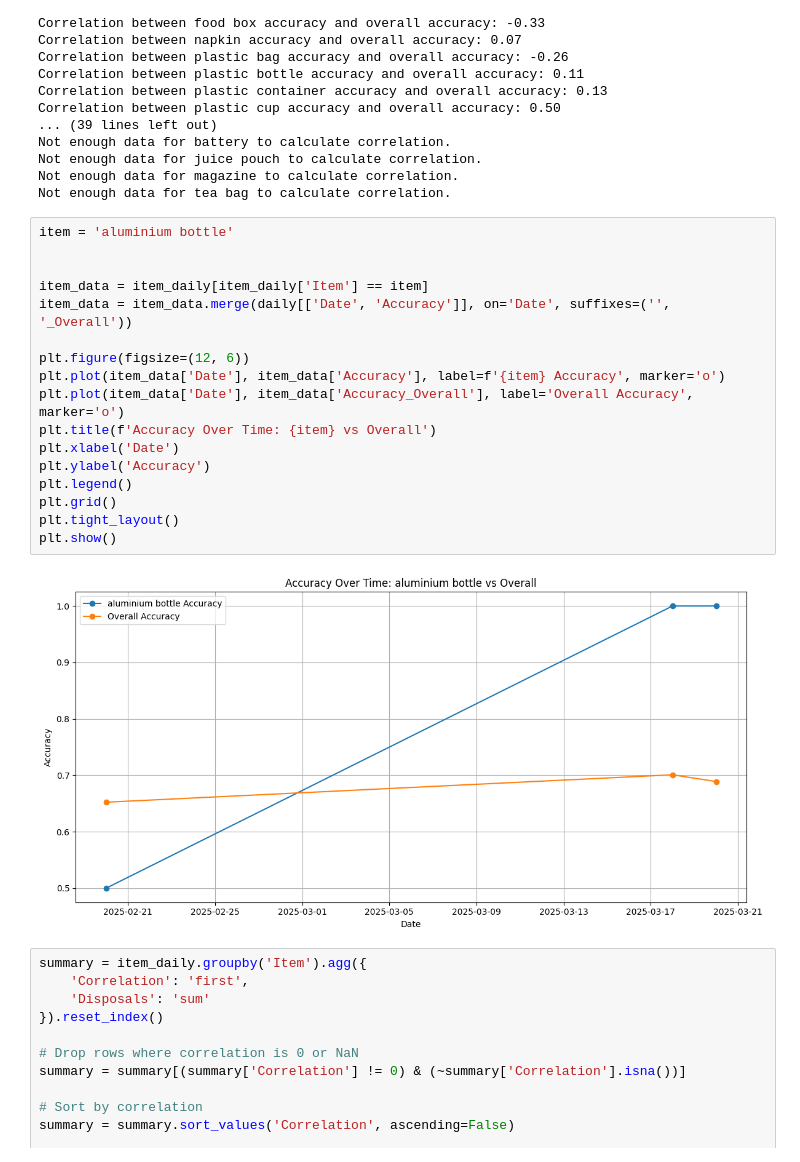
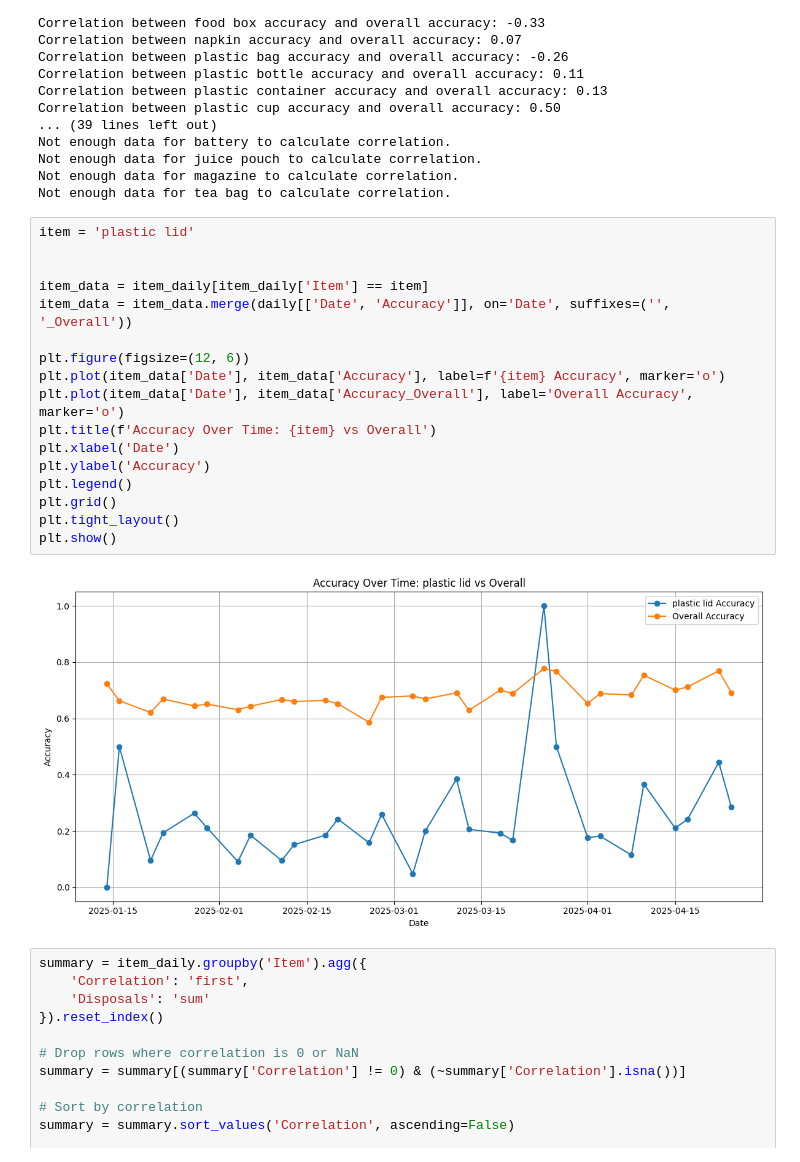
Before and after one commit to bps78/Oscar-Research-Project, a Jupyter notebook: oscar_project.ipynb, the cells around one changed output. Saved outputs shown, nothing was run; the diff lists cells and outputs as text.

```diff
--- a/oscar_project.ipynb
+++ b/oscar_project.ipynb
@@ -324,24 +374,24 @@ Not enough data for juice pouch to calculate correlation.
 Not enough data for magazine to calculate correlation.
 Not enough data for tea bag to calculate correlation.
 # %%
-item = 'aluminium bottle'
+item = 'plastic lid'
 
 
 item_data = item_daily[item_daily['Item'] == item]
 item_data = item_data.merge(daily[['Date', 'Accuracy']], on='Date', suffixes=('', '_Overall'))
 
 plt.figure(figsize=(12, 6))
 plt.plot(item_data['Date'], item_data['Accuracy'], label=f'{item} Accuracy', marker='o')
 plt.plot(item_data['Date'], item_data['Accuracy_Overall'], label='Overall Accuracy', marker='o')
 plt.title(f'Accuracy Over Time: {item} vs Overall')
 plt.xlabel('Date')
 plt.ylabel('Accuracy')
 plt.legend()
 plt.grid()
 plt.tight_layout()
 plt.show()
 # %% [output]
-[figure, old version]
+[figure, new version]
 # %%
 summary = item_daily.groupby('Item').agg({
     'Correlation': 'first',
```
Also changed, not shown: parts of 6 cells of this notebook.
